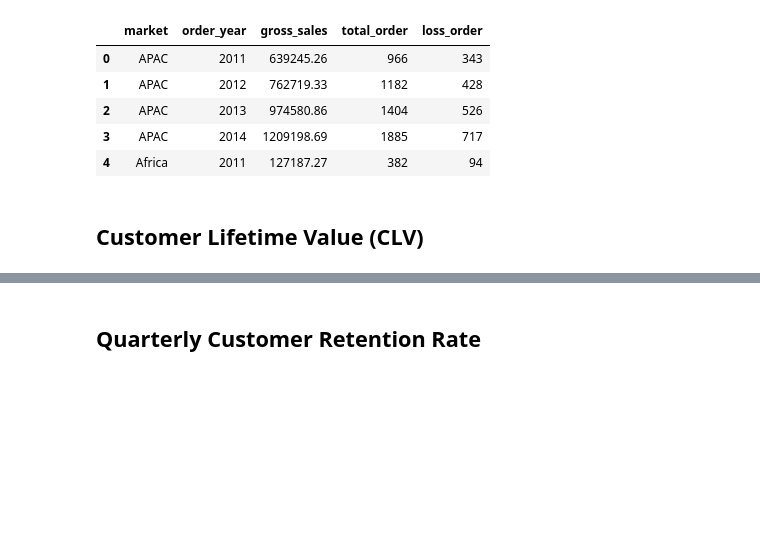
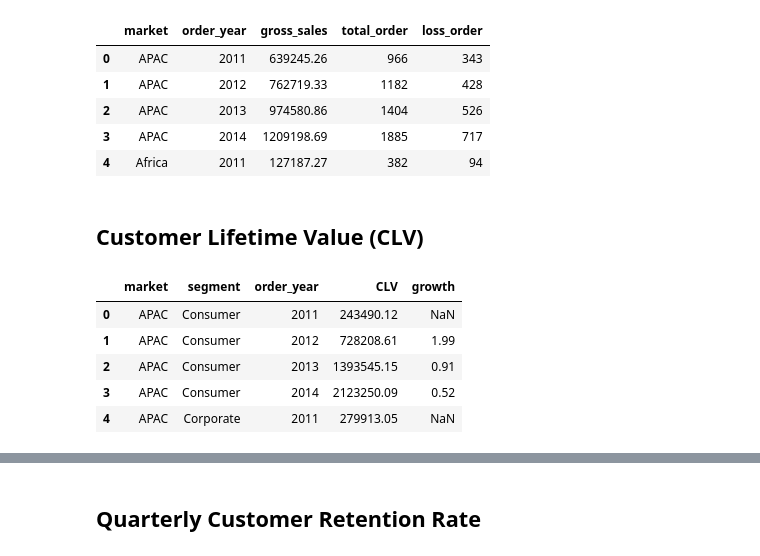
Before and after one commit to annugit1655/Global-Superstore-Project, a Jupyter notebook: notebooks/order-return-sales-analysis.ipynb, the cells around one changed output, grey strips where cells are left out. Drawn from its saved outputs; the diff is of its cells as text; code cells hidden in the pictures; blank space fills up the shorter version.

Commit message:
'customer_lifetime_value'

```diff
--- a/notebooks/order-return-sales-analysis.ipynb
+++ b/notebooks/order-return-sales-analysis.ipynb
@@ -647,3 +647,64 @@ display(summary.head())
 | 4 | Africa | 2011 | 127187.27 | 382 | 94 |
 # %% [markdown]
 ## **Customer Lifetime Value (CLV)**
+# %%
+# Aggregate sales by market, segment and year
+from typing import final
+
+
+sales_df = (
+    order_merged.groupby(['market', 'segment', 'order_year'], as_index=False)
+    .agg(sales = ('sales', 'sum'))
+)
+
+# Count the customers by market, segment and year
+cust_df = (
+    order_merged.groupby(['market', 'segment', 'order_year'], as_index=False)
+    .agg(uniq_customers = ('customer_id', 'nunique'))
+)
+
+# Merge sales and customers dataframes for customer value
+merged_df = (
+    sales_df
+    .merge(cust_df, on = ['market', 'segment', 'order_year'], how='left')
+)
+merged_df['customer_value'] = merged_df['sales'] / merged_df['uniq_customers']
+
+# Compute CLS(customer lifetime span)
+# First, get first and last order dates per customer per year
+order_merged['first_order'] = order_merged.groupby(['customer_id'], as_index=False)['order_date'].transform('min')
+order_merged['last_order'] = order_merged.groupby(['customer_id', 'order_year'],as_index=False)['order_date'].transform('max')
+
+# calculate days between first ans last order
+order_merged['days'] = (pd.to_datetime(order_merged['last_order']) - pd.to_datetime(order_merged['first_order'])).dt.days
+order_merged.head()
+
+# Aggregate CLS by market, segment and year
+cls_agg = (
+    order_merged.groupby(['market', 'segment', 'order_year'], as_index=False)
+    .agg(
+        CLS = ('days', 'mean'),
+        #unique_customers = ('customer_id', 'nunique')
+    )
+)
+#cls_agg['CLS'] = cls_agg['total_days'] / cls_agg['unique_customers']
+
+# merge CLS with customer_value
+final_df = pd.merge(merged_df, cls_agg, on = ['market', 'segment', 'order_year'])
+final_df['CLV'] = (final_df['customer_value'] * final_df['CLS']).round(2)
+
+# Compute growth using lag
+final_df.sort_values(by = ['market', 'segment', 'order_year'], inplace=True)
+final_df['prev_CLV'] = final_df.groupby(['market', 'segment'])['CLV'].shift(1)
+final_df['growth'] = ((final_df['CLV'] - final_df['prev_CLV']) / final_df['prev_CLV']).round(2)
+
+# Final result
+result = final_df[["market", "segment", "order_year", "CLV", "growth"]]
+display(result.head())
+# %% [output]
+|  | market | segment | order_year | CLV | growth |
+| 0 | APAC | Consumer | 2011 | 243490.12 | NaN |
+| 1 | APAC | Consumer | 2012 | 728208.61 | 1.99 |
+| 2 | APAC | Consumer | 2013 | 1393545.15 | 0.91 |
+| 3 | APAC | Consumer | 2014 | 2123250.09 | 0.52 |
+| 4 | APAC | Corporate | 2011 | 279913.05 | NaN |
```
Also changed, not shown: parts of 1 cell of this notebook.
